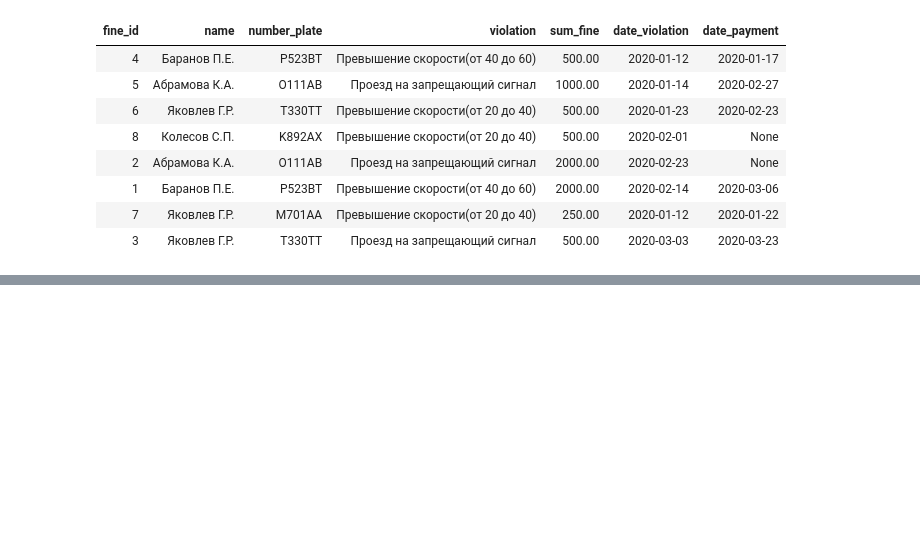
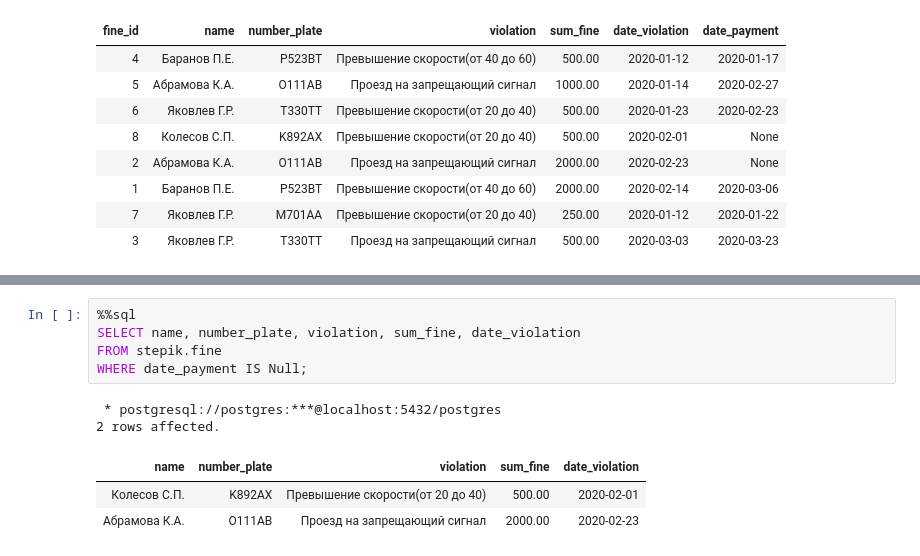
Before and after one commit to letrepas/Interactive-SQL-Simulator, a Jupyter notebook: SQL.ipynb, the cells around one changed output, grey strips where cells are left out. Cells and saved outputs as stored; diff of their text form; blank space fills up the shorter version.

```diff
--- a/SQL.ipynb
+++ b/SQL.ipynb
@@ -1483,0 +1507,11 @@ SELECT * FROM stepik.fine
+# %%
+%%sql
+SELECT name, number_plate, violation, sum_fine, date_violation
+FROM stepik.fine
+WHERE date_payment IS Null;
+# %% [output]
+ * postgresql://postgres:***@localhost:5432/postgres
+2 rows affected.
+| name | number_plate | violation | sum_fine | date_violation |
+| Колесов С.П. | K892AX | Превышение скорости(от 20 до 40) | 500.00 | 2020-02-01 |
+| Абрамова К.А. | О111AB | Проезд на запрещающий сигнал | 2000.00 | 2020-02-23 |
```
Also changed, not shown: parts of 5 cells of this notebook.
